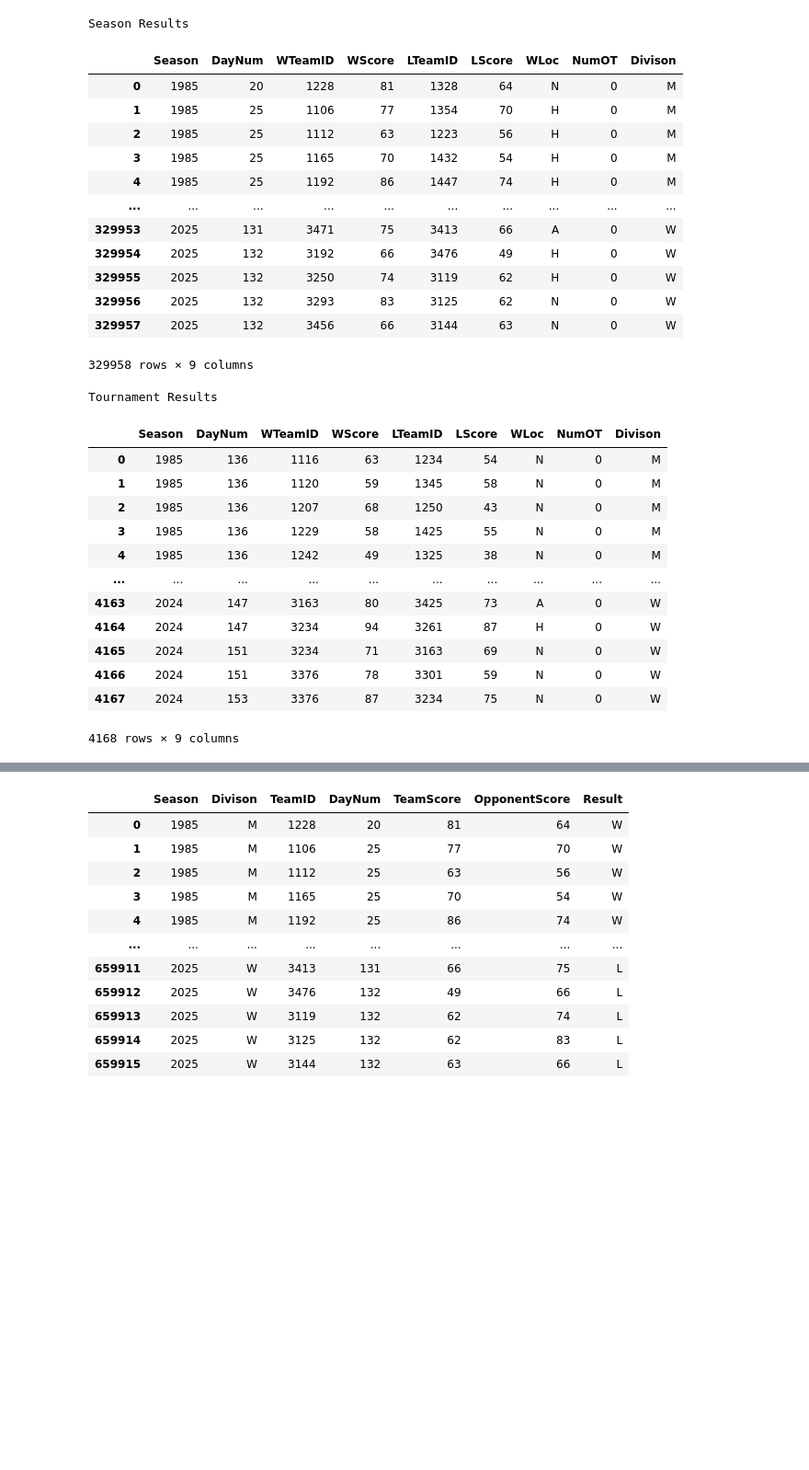
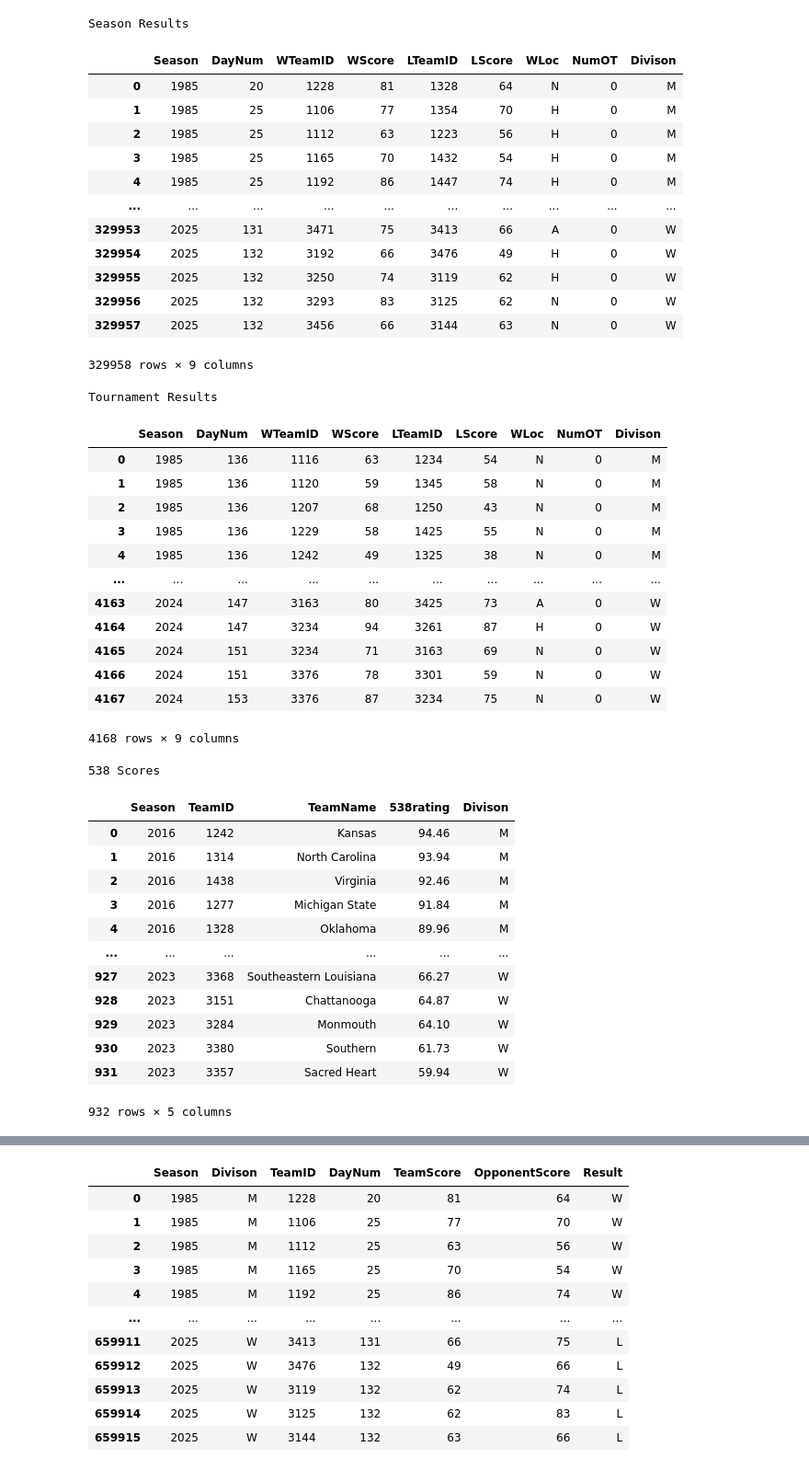
Before and after one commit to jamie07262/INFO-3608-PROJECT, a Jupyter notebook: Clone.ipynb, the cells around one changed output, grey strips where cells are left out. Shown: that part at 92% size. Cells and saved outputs as stored; diff of their text form; code cells hidden in the pictures; blank space fills up the shorter version.

```diff
--- a/Clone.ipynb
+++ b/Clone.ipynb
@@ -70,6 +70,13 @@ df_compact_tourney_results = pd.concat(
     ]
 ).reset_index(drop=True)
 
+fivethiryeight_scores = pd.concat(
+    [
+        pd.read_csv("raw/538ratingsMen.csv").assign(Divison="M"),
+        pd.read_csv("raw/538ratingsWomen.csv").assign(Divison="W"),
+    ]
+).reset_index(drop=True)
+
 
 print("Seeds")
 display(df_seeds)
@@ -77,6 +84,8 @@ print("Season Results")
 display(df_compact_season_results)
 print("Tournament Results")
 display(df_compact_tourney_results)
+print("538 Scores")
+display(fivethiryeight_scores)
 # %% [output]
 Seeds
 |  | Season | Seed | TeamID | Divison |
@@ -93,33 +102,47 @@ Seeds
 | 4369 | 2025 | Z16 | 3422 | W |
 4370 rows × 4 columns
 Season Results
 |  | Season | DayNum | WTeamID | WScore | LTeamID | LScore | WLoc | NumOT | Divison |
 | 0 | 1985 | 20 | 1228 | 81 | 1328 | 64 | N | 0 | M |
 | 1 | 1985 | 25 | 1106 | 77 | 1354 | 70 | H | 0 | M |
 | 2 | 1985 | 25 | 1112 | 63 | 1223 | 56 | H | 0 | M |
 | 3 | 1985 | 25 | 1165 | 70 | 1432 | 54 | H | 0 | M |
 | 4 | 1985 | 25 | 1192 | 86 | 1447 | 74 | H | 0 | M |
 | ... | ... | ... | ... | ... | ... | ... | ... | ... | ... |
 | 329953 | 2025 | 131 | 3471 | 75 | 3413 | 66 | A | 0 | W |
 | 329954 | 2025 | 132 | 3192 | 66 | 3476 | 49 | H | 0 | W |
 | 329955 | 2025 | 132 | 3250 | 74 | 3119 | 62 | H | 0 | W |
 | 329956 | 2025 | 132 | 3293 | 83 | 3125 | 62 | N | 0 | W |
 | 329957 | 2025 | 132 | 3456 | 66 | 3144 | 63 | N | 0 | W |
 329958 rows × 9 columns
 Tournament Results
 |  | Season | DayNum | WTeamID | WScore | LTeamID | LScore | WLoc | NumOT | Divison |
 | 0 | 1985 | 136 | 1116 | 63 | 1234 | 54 | N | 0 | M |
 | 1 | 1985 | 136 | 1120 | 59 | 1345 | 58 | N | 0 | M |
 | 2 | 1985 | 136 | 1207 | 68 | 1250 | 43 | N | 0 | M |
 | 3 | 1985 | 136 | 1229 | 58 | 1425 | 55 | N | 0 | M |
 | 4 | 1985 | 136 | 1242 | 49 | 1325 | 38 | N | 0 | M |
 | ... | ... | ... | ... | ... | ... | ... | ... | ... | ... |
 | 4163 | 2024 | 147 | 3163 | 80 | 3425 | 73 | A | 0 | W |
 | 4164 | 2024 | 147 | 3234 | 94 | 3261 | 87 | H | 0 | W |
 | 4165 | 2024 | 151 | 3234 | 71 | 3163 | 69 | N | 0 | W |
 | 4166 | 2024 | 151 | 3376 | 78 | 3301 | 59 | N | 0 | W |
 | 4167 | 2024 | 153 | 3376 | 87 | 3234 | 75 | N | 0 | W |
 4168 rows × 9 columns
+538 Scores
+|  | Season | TeamID | TeamName | 538rating | Divison |
+| 0 | 2016 | 1242 | Kansas | 94.46 | M |
+| 1 | 2016 | 1314 | North Carolina | 93.94 | M |
+| 2 | 2016 | 1438 | Virginia | 92.46 | M |
+| 3 | 2016 | 1277 | Michigan State | 91.84 | M |
+| 4 | 2016 | 1328 | Oklahoma | 89.96 | M |
+| ... | ... | ... | ... | ... | ... |
+| 927 | 2023 | 3368 | Southeastern Louisiana | 66.27 | W |
+| 928 | 2023 | 3151 | Chattanooga | 64.87 | W |
+| 929 | 2023 | 3284 | Monmouth | 64.10 | W |
+| 930 | 2023 | 3380 | Southern | 61.73 | W |
+| 931 | 2023 | 3357 | Sacred Heart | 59.94 | W |
+932 rows × 5 columns
 # %%
 # Check for missing values and convert to DataFrame
 missing_seeds = df_seeds.isnull().sum().reset_index()
```
Also changed, not shown: parts of 13 cells of this notebook.
